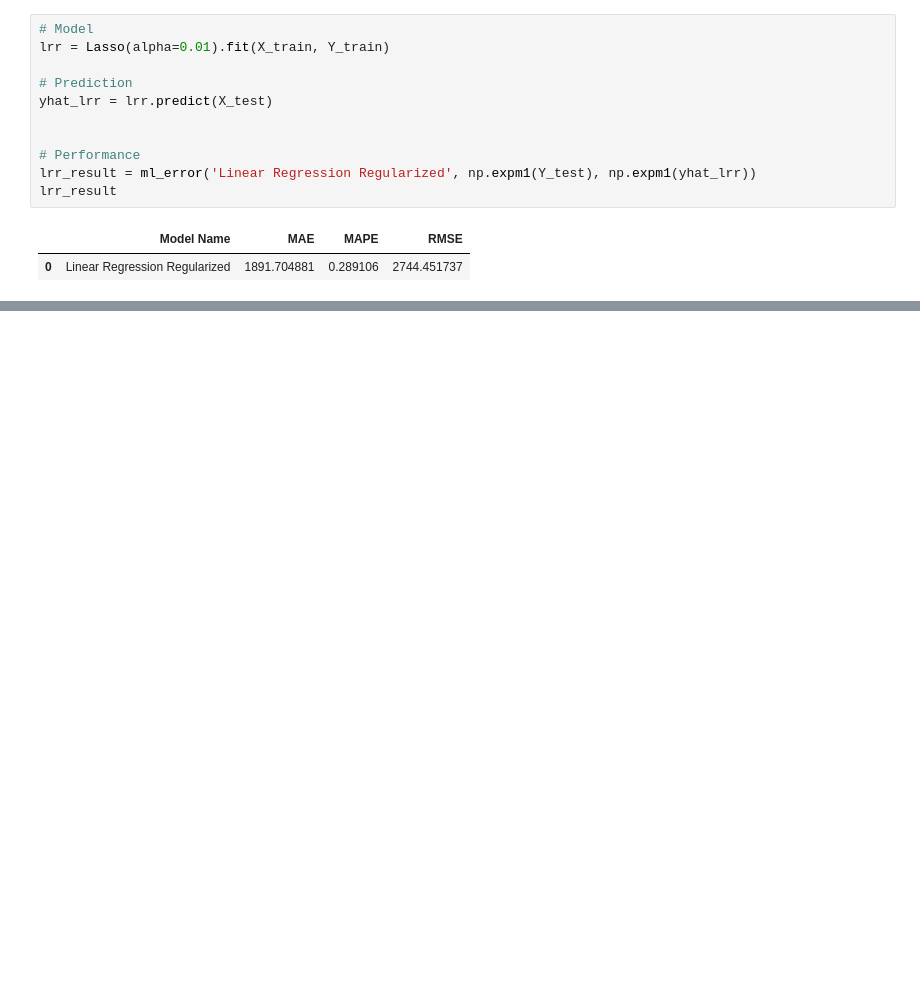
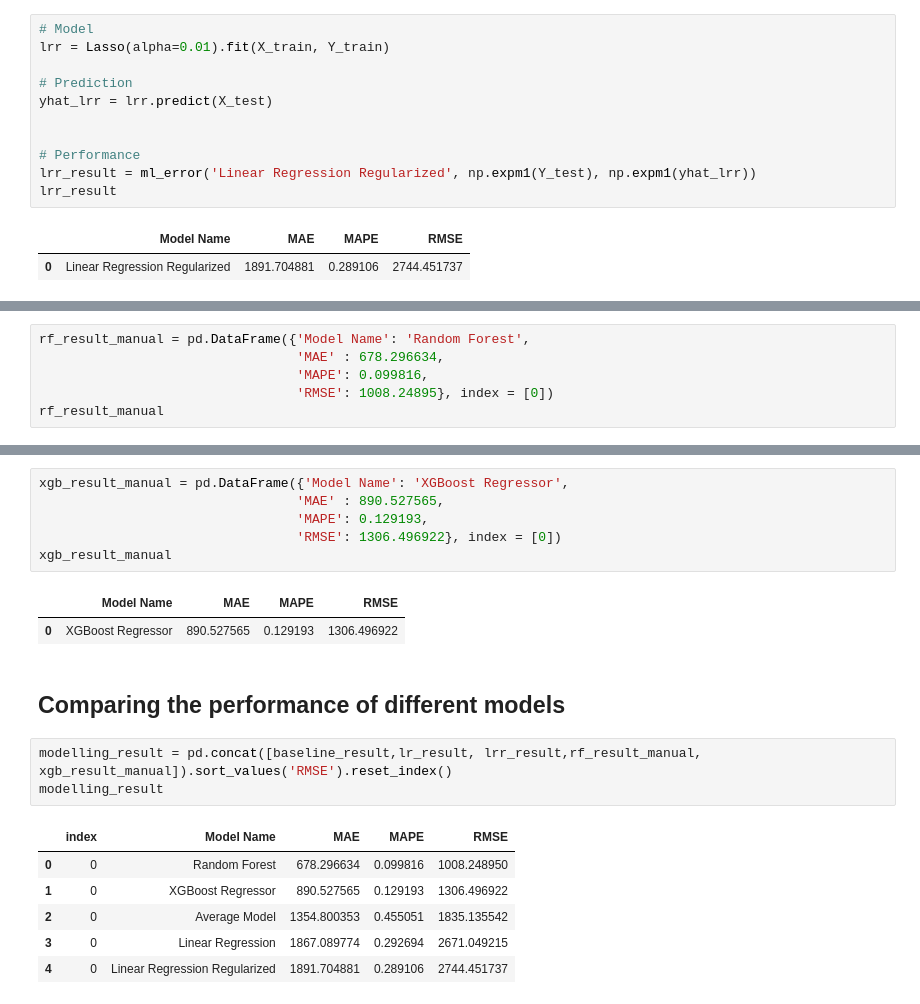
Before and after one commit to mmuriloj/Rossmann-Store-Sales, a Jupyter notebook: m07_v01_salesPrediction.ipynb, the cells around one changed output, grey strips where cells are left out. Saved outputs shown, nothing was run; the diff lists cells and outputs as text; blank space fills up the shorter version.

Commit message:
Average, random forest and XGBoost models

```diff
--- a/m07_v01_salesPrediction.ipynb
+++ b/m07_v01_salesPrediction.ipynb
@@ -947,0 +964,6 @@ lrr_result
+# %%
+rf_result_manual = pd.DataFrame({'Model Name': 'Random Forest',
+                                 'MAE' : 678.296634,
+                                 'MAPE': 0.099816,
+                                 'RMSE': 1008.24895}, index = [0])
+rf_result_manual
@@ -947,0 +991,21 @@ lrr_result
+# %%
+xgb_result_manual = pd.DataFrame({'Model Name': 'XGBoost Regressor',
+                                 'MAE' : 890.527565,
+                                 'MAPE': 0.129193,
+                                 'RMSE': 1306.496922}, index = [0])
+xgb_result_manual
+# %% [output]
+|  | Model Name | MAE | MAPE | RMSE |
+| 0 | XGBoost Regressor | 890.527565 | 0.129193 | 1306.496922 |
+# %% [markdown]
+## Comparing the performance of different models
+# %%
+modelling_result = pd.concat([baseline_result,lr_result, lrr_result,rf_result_manual, xgb_result_manual]).sort_values('RMSE').reset_index()
+modelling_result
+# %% [output]
+|  | index | Model Name | MAE | MAPE | RMSE |
+| 0 | 0 | Random Forest | 678.296634 | 0.099816 | 1008.248950 |
+| 1 | 0 | XGBoost Regressor | 890.527565 | 0.129193 | 1306.496922 |
+| 2 | 0 | Average Model | 1354.800353 | 0.455051 | 1835.135542 |
+| 3 | 0 | Linear Regression | 1867.089774 | 0.292694 | 2671.049215 |
+| 4 | 0 | Linear Regression Regularized | 1891.704881 | 0.289106 | 2744.451737 |
```
Also changed, not shown: parts of 29 cells of this notebook.
